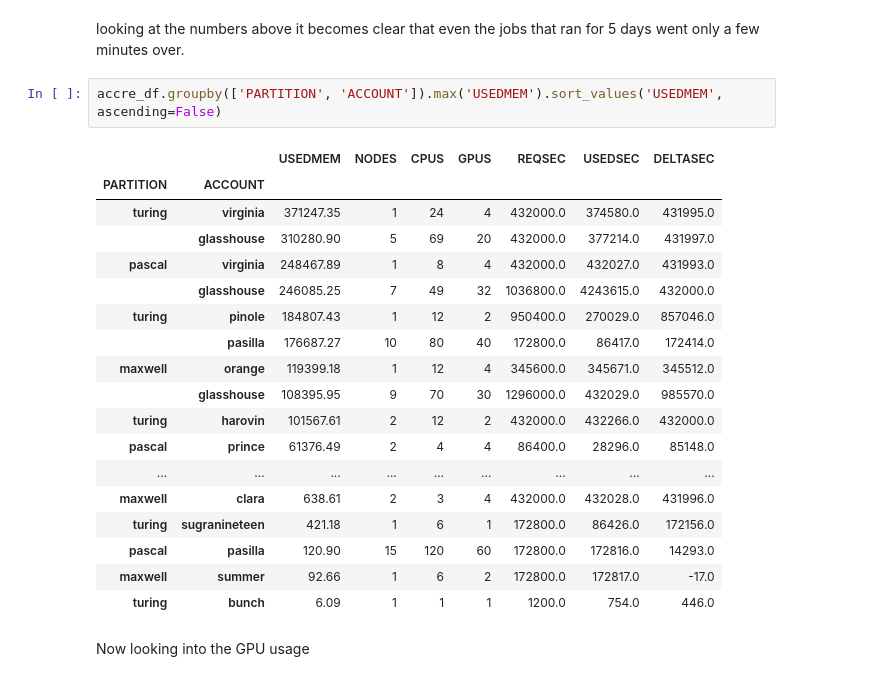
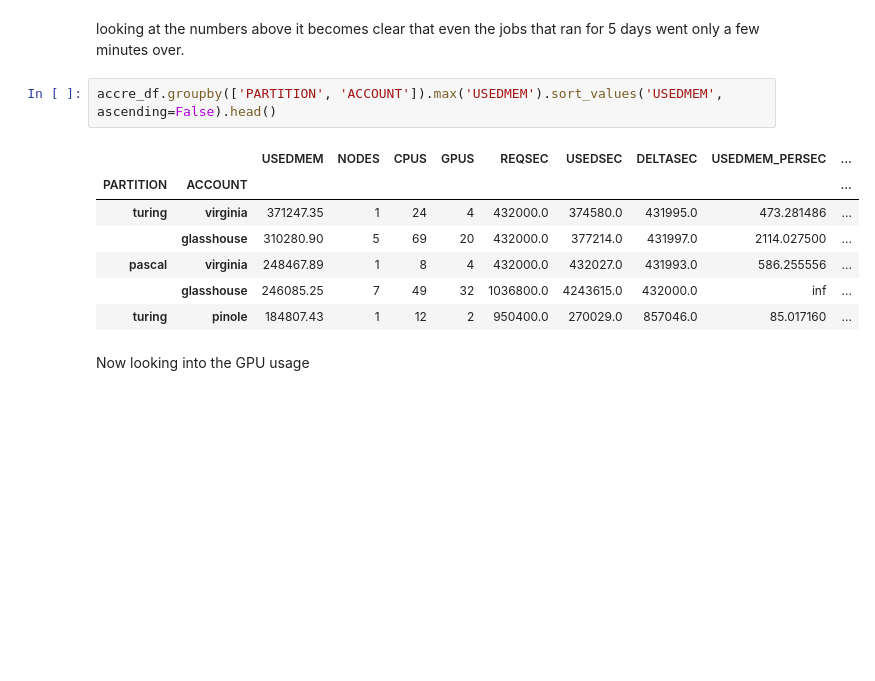
Before and after one commit to tomoumer/accre_project-pizza, a Jupyter notebook: notebooks/TU_accre_project.ipynb, the cells around one changed output. Drawn from its saved outputs; the diff is of its cells as text; blank space fills up the shorter version.

```diff
--- a/notebooks/TU_accre_project.ipynb
+++ b/notebooks/TU_accre_project.ipynb
@@ -436,26 +405,15 @@ Name: DELTASEC, dtype: int64
 # %% [markdown]
 looking at the numbers above it becomes clear that even the jobs that ran for 5 days went only a few minutes over.
 # %%
-accre_df.groupby(['PARTITION', 'ACCOUNT']).max('USEDMEM').sort_values('USEDMEM', ascending=False)
+accre_df.groupby(['PARTITION', 'ACCOUNT']).max('USEDMEM').sort_values('USEDMEM', ascending=False).head()
 # %% [output]
-|  |  | USEDMEM | NODES | CPUS | GPUS | REQSEC | USEDSEC | DELTASEC |
-| PARTITION | ACCOUNT |  |  |  |  |  |  |  |
-| turing | virginia | 371247.35 | 1 | 24 | 4 | 432000.0 | 374580.0 | 431995.0 |
-|  | glasshouse | 310280.90 | 5 | 69 | 20 | 432000.0 | 377214.0 | 431997.0 |
-| pascal | virginia | 248467.89 | 1 | 8 | 4 | 432000.0 | 432027.0 | 431993.0 |
-|  | glasshouse | 246085.25 | 7 | 49 | 32 | 1036800.0 | 4243615.0 | 432000.0 |
-| turing | pinole | 184807.43 | 1 | 12 | 2 | 950400.0 | 270029.0 | 857046.0 |
-|  | pasilla | 176687.27 | 10 | 80 | 40 | 172800.0 | 86417.0 | 172414.0 |
-| maxwell | orange | 119399.18 | 1 | 12 | 4 | 345600.0 | 345671.0 | 345512.0 |
-|  | glasshouse | 108395.95 | 9 | 70 | 30 | 1296000.0 | 432029.0 | 985570.0 |
-| turing | harovin | 101567.61 | 2 | 12 | 2 | 432000.0 | 432266.0 | 432000.0 |
-| pascal | prince | 61376.49 | 2 | 4 | 4 | 86400.0 | 28296.0 | 85148.0 |
-| ... | ... | ... | ... | ... | ... | ... | ... | ... |
-| maxwell | clara | 638.61 | 2 | 3 | 4 | 432000.0 | 432028.0 | 431996.0 |
-| turing | sugranineteen | 421.18 | 1 | 6 | 1 | 172800.0 | 86426.0 | 172156.0 |
-| pascal | pasilla | 120.90 | 15 | 120 | 60 | 172800.0 | 172816.0 | 14293.0 |
-| maxwell | summer | 92.66 | 1 | 6 | 2 | 172800.0 | 172817.0 | -17.0 |
-| turing | bunch | 6.09 | 1 | 1 | 1 | 1200.0 | 754.0 | 446.0 |
+|  |  | USEDMEM | NODES | CPUS | GPUS | REQSEC | USEDSEC | DELTASEC | USEDMEM_PERSEC | ... |
+| PARTITION | ACCOUNT |  |  |  |  |  |  |  |  | ... |
+| turing | virginia | 371247.35 | 1 | 24 | 4 | 432000.0 | 374580.0 | 431995.0 | 473.281486 | ... |
+|  | glasshouse | 310280.90 | 5 | 69 | 20 | 432000.0 | 377214.0 | 431997.0 | 2114.027500 | ... |
+| pascal | virginia | 248467.89 | 1 | 8 | 4 | 432000.0 | 432027.0 | 431993.0 | 586.255556 | ... |
+|  | glasshouse | 246085.25 | 7 | 49 | 32 | 1036800.0 | 4243615.0 | 432000.0 | inf | ... |
+| turing | pinole | 184807.43 | 1 | 12 | 2 | 950400.0 | 270029.0 | 857046.0 | 85.017160 | ... |
 # %% [markdown]
 Now looking into the GPU usage
 # %%
```
Also changed, not shown: parts of 63 cells of this notebook.
